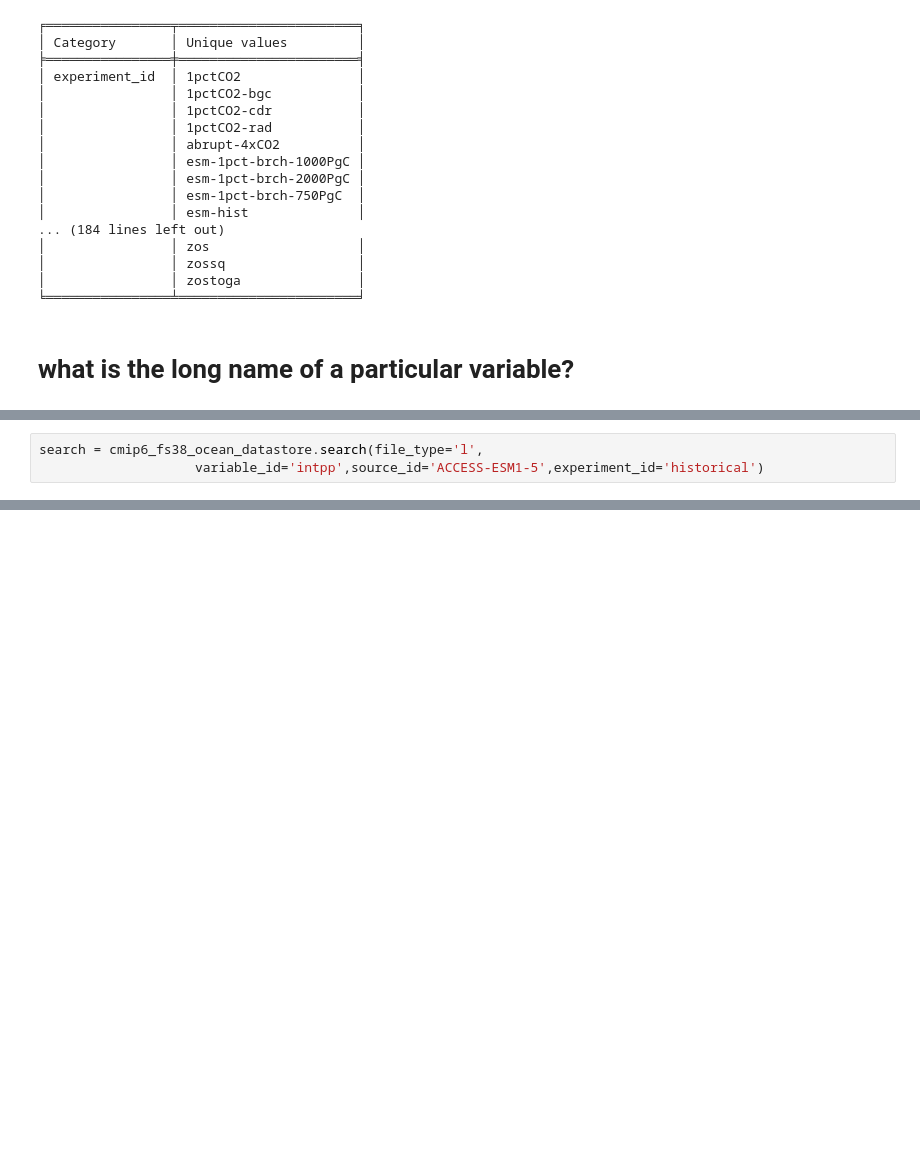
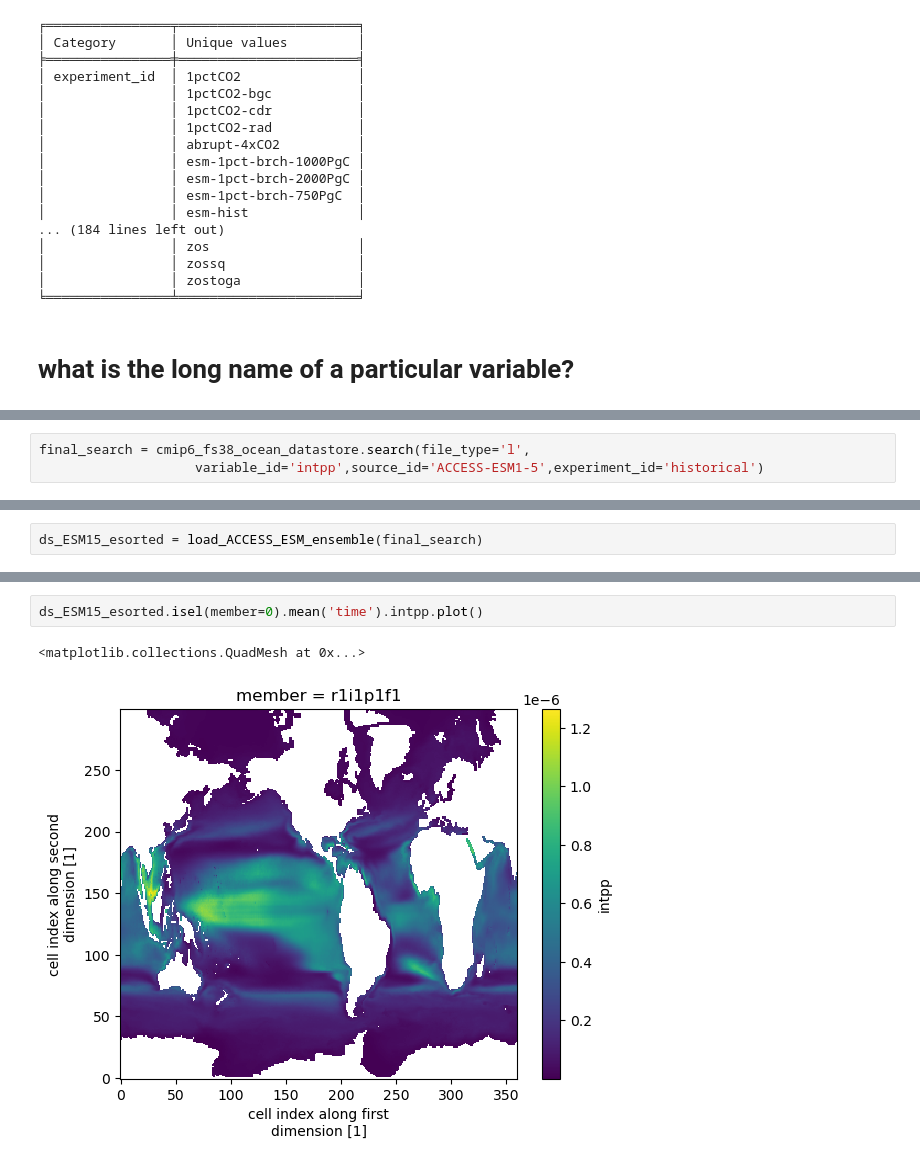
Before and after one commit to Thomas-Moore-Creative/ACDtools, a Jupyter notebook: notebooks/acdtools-dev-sandbox.ipynb, the cells around one changed output, grey strips where cells are left out. Cells and saved outputs as stored; diff of their text form; blank space fills up the shorter version.

```diff
--- a/notebooks/acdtools-dev-sandbox.ipynb
+++ b/notebooks/acdtools-dev-sandbox.ipynb
@@ -133,4 +156,4 @@ cmip6_fs38_ocean_datastore = cmip6_fs38_datastore.search(realm=['ocean','ocnBgch
 # %%
-search = cmip6_fs38_ocean_datastore.search(file_type='l',
+final_search = cmip6_fs38_ocean_datastore.search(file_type='l',
                     variable_id='intpp',source_id='ACCESS-ESM1-5',experiment_id='historical')
 # %%
@@ -469,0 +181,2 @@ cmip6_datastore_filtered
+# %%
+ds_ESM15_esorted = load_ACCESS_ESM_ensemble(final_search)
@@ -469,0 +256,5 @@ cmip6_datastore_filtered
+# %%
+ds_ESM15_esorted.isel(member=0).mean('time').intpp.plot()
+# %% [output]
+<matplotlib.collections.QuadMesh at 0x...>
+[figure, added]
```
Also changed, not shown: parts of 18 cells of this notebook, 1 other file.
